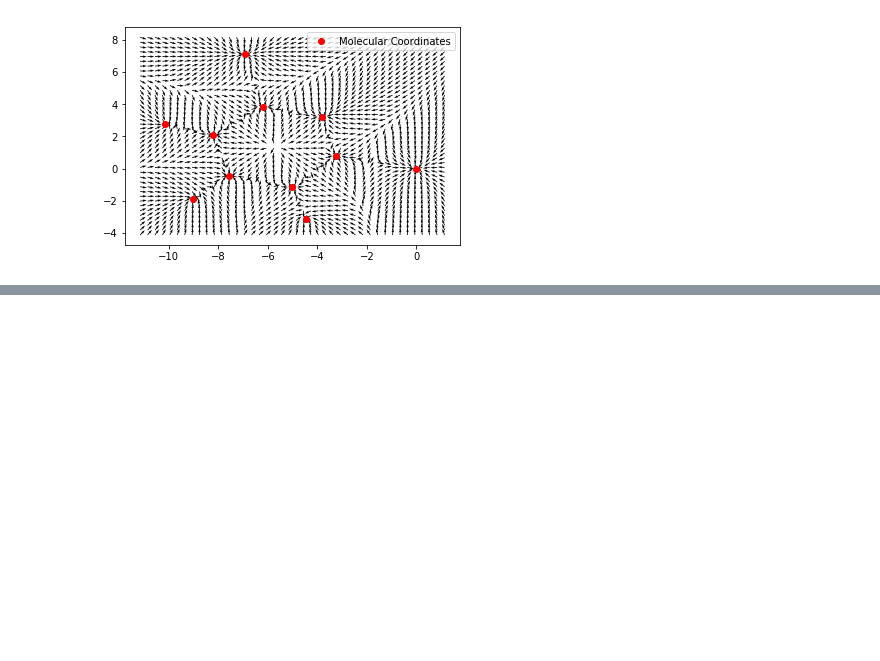
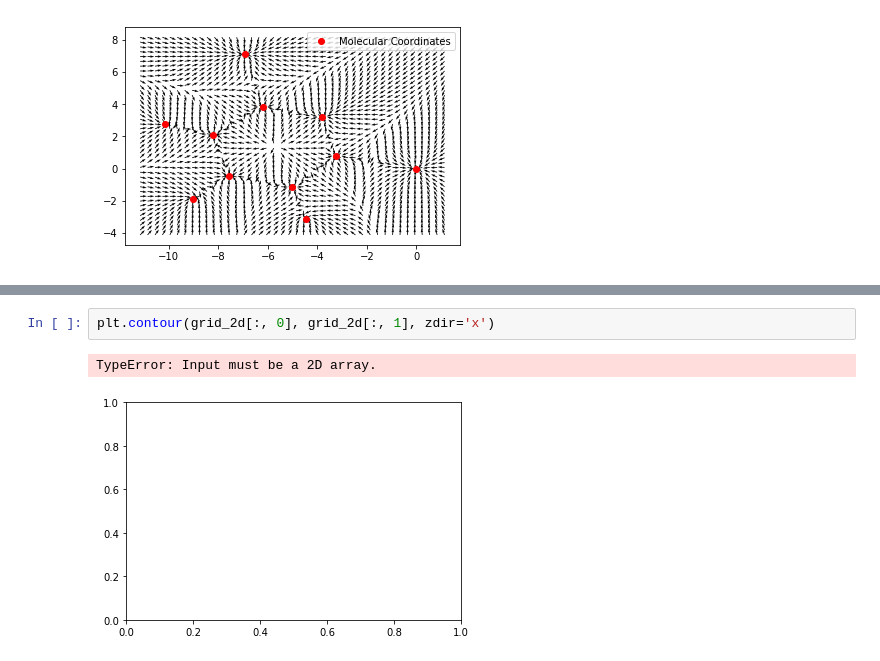
Before and after one commit to theochem/chemtools, a Jupyter notebook: examples/plotting/2D_Plotting_Gradient.ipynb, the cells around one changed output, grey strips where cells are left out. Cells and saved outputs as stored; diff of their text form; blank space fills up the shorter version.

```diff
--- a/examples/plotting/2D_Plotting_Gradient.ipynb
+++ b/examples/plotting/2D_Plotting_Gradient.ipynb
@@ -170,0 +184,5 @@ plt.show()
+# %%
+plt.contour(grid_2d[:, 0], grid_2d[:, 1], zdir='x')
+# %% [output]
+TypeError: Input must be a 2D array.
+[figure, added]
```
Also changed, not shown: parts of 4 cells of this notebook.
